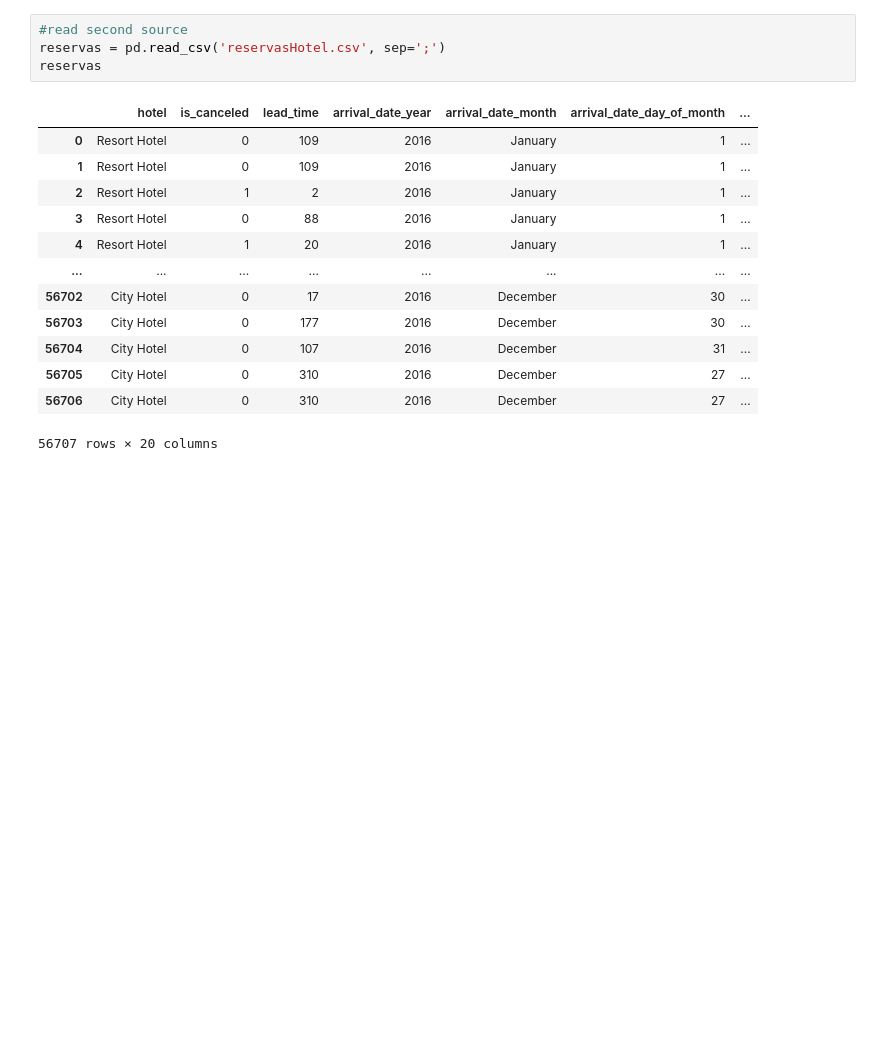
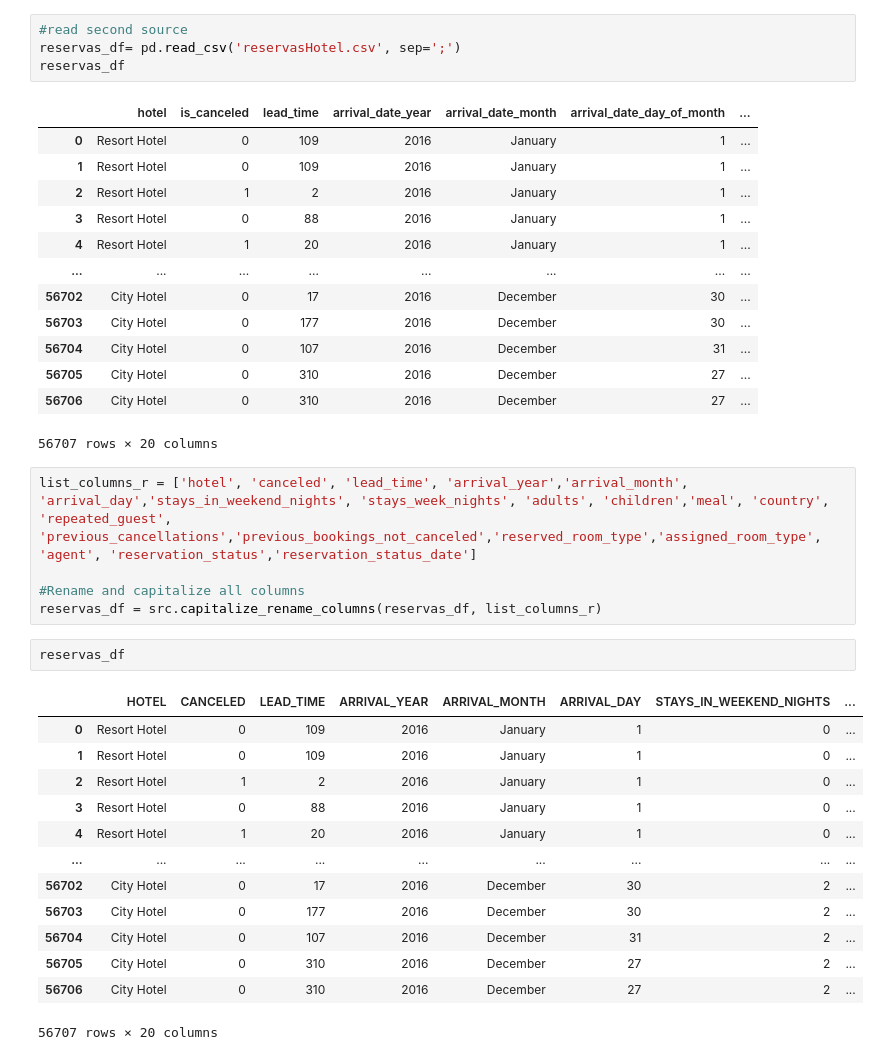
Before and after one commit to carlajsv/dd_test, a Jupyter notebook: main.ipynb, the cells around one changed output. Drawn from its saved outputs; the diff is of its cells as text; blank space fills up the shorter version.

```diff
--- a/main.ipynb
+++ b/main.ipynb
@@ -35,7 +62,7 @@ users_df = users_copy
 # %%
 #read second source
-reservas = pd.read_csv('reservasHotel.csv', sep=';')
-reservas
+reservas_df= pd.read_csv('reservasHotel.csv', sep=';')
+reservas_df
 # %% [output]
 |  | hotel | is_canceled | lead_time | arrival_date_year | arrival_date_month | arrival_date_day_of_month | ... |
 | 0 | Resort Hotel | 0 | 109 | 2016 | January | 1 | ... |
@@ -50,3 +77,24 @@ reservas
 | 56705 | City Hotel | 0 | 310 | 2016 | December | 27 | ... |
 | 56706 | City Hotel | 0 | 310 | 2016 | December | 27 | ... |
 56707 rows × 20 columns
+# %%
+list_columns_r = ['hotel', 'canceled', 'lead_time', 'arrival_year','arrival_month', 'arrival_day','stays_in_weekend_nights', 'stays_week_nights', 'adults', 'children','meal', 'country', 'repeated_guest', 'previous_cancellations','previous_bookings_not_canceled','reserved_room_type','assigned_room_type', 'agent', 'reservation_status','reservation_status_date']
+
+#Rename and capitalize all columns
+reservas_df = src.capitalize_rename_columns(reservas_df, list_columns_r)
+# %%
+reservas_df
+# %% [output]
+|  | HOTEL | CANCELED | LEAD_TIME | ARRIVAL_YEAR | ARRIVAL_MONTH | ARRIVAL_DAY | STAYS_IN_WEEKEND_NIGHTS | ... |
+| 0 | Resort Hotel | 0 | 109 | 2016 | January | 1 | 0 | ... |
+| 1 | Resort Hotel | 0 | 109 | 2016 | January | 1 | 0 | ... |
+| 2 | Resort Hotel | 1 | 2 | 2016 | January | 1 | 0 | ... |
+| 3 | Resort Hotel | 0 | 88 | 2016 | January | 1 | 0 | ... |
+| 4 | Resort Hotel | 1 | 20 | 2016 | January | 1 | 0 | ... |
+| ... | ... | ... | ... | ... | ... | ... | ... | ... |
+| 56702 | City Hotel | 0 | 17 | 2016 | December | 30 | 2 | ... |
+| 56703 | City Hotel | 0 | 177 | 2016 | December | 30 | 2 | ... |
+| 56704 | City Hotel | 0 | 107 | 2016 | December | 31 | 2 | ... |
+| 56705 | City Hotel | 0 | 310 | 2016 | December | 27 | 2 | ... |
+| 56706 | City Hotel | 0 | 310 | 2016 | December | 27 | 2 | ... |
+56707 rows × 20 columns
```
Also changed, not shown: parts of 11 cells of this notebook, 3 other files.
